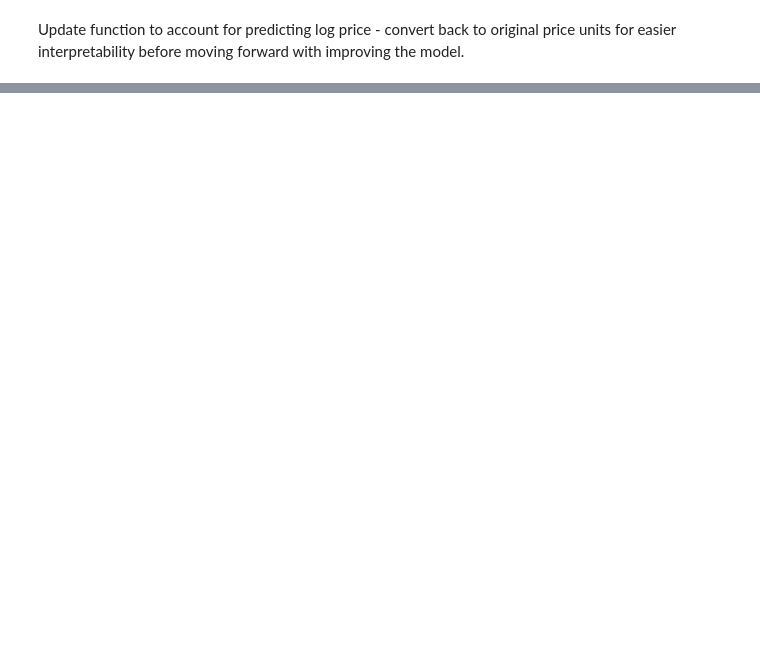
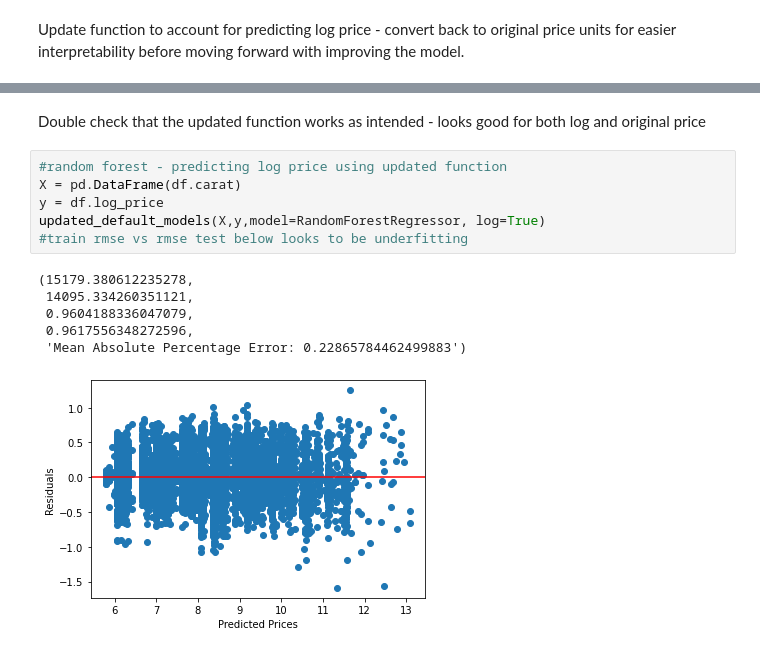
Before and after one commit to wjlau/Capstone2, a Jupyter notebook: predicting_diamond_prices_final.ipynb, the cells around one changed output, grey strips where cells are left out. Saved outputs shown, nothing was run; the diff lists cells and outputs as text; blank space fills up the shorter version.

```diff
--- a/predicting_diamond_prices_final.ipynb
+++ b/predicting_diamond_prices_final.ipynb
@@ -332,3 +361,18 @@ def default_models(X,y, model=LinearRegression, log=False):
 
     return train_rmse, test_rmse, train_r2, test_r2, mape
+# %% [markdown]
+Double check that the updated function works as intended - looks good for both log and original price
+# %%
+#random forest - predicting log price using updated function
+X = pd.DataFrame(df.carat)
+y = df.log_price
+updated_default_models(X,y,model=RandomForestRegressor, log=True)
+#train rmse vs rmse test below looks to be underfitting
+# %% [output]
+(15179.380612235278,
+ 14095.334260351121,
+ 0.9604188336047079,
+ 0.9617556348272596,
+ 'Mean Absolute Percentage Error: 0.22865784462499883')
+[figure, added]
 # %%
```
Also changed, not shown: parts of 50 cells of this notebook.
